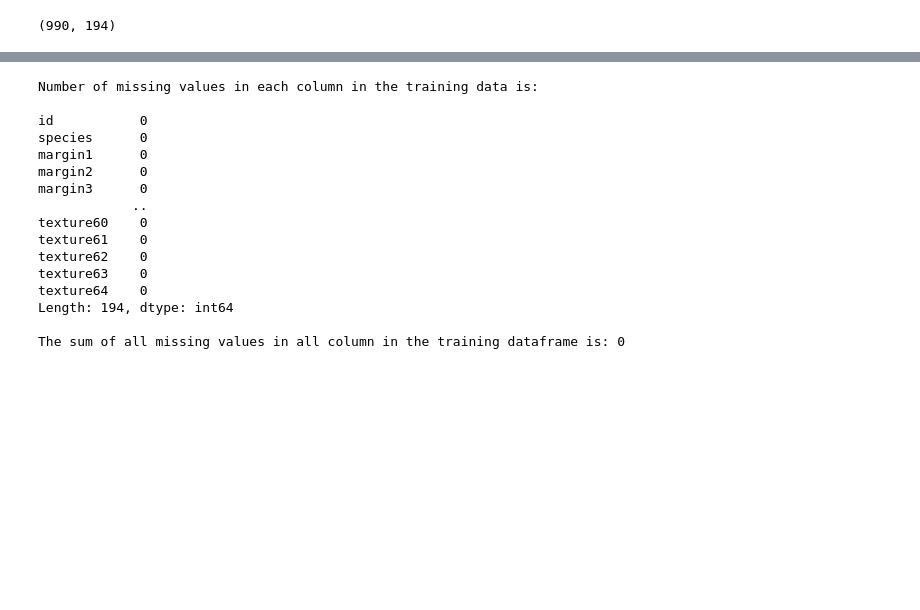
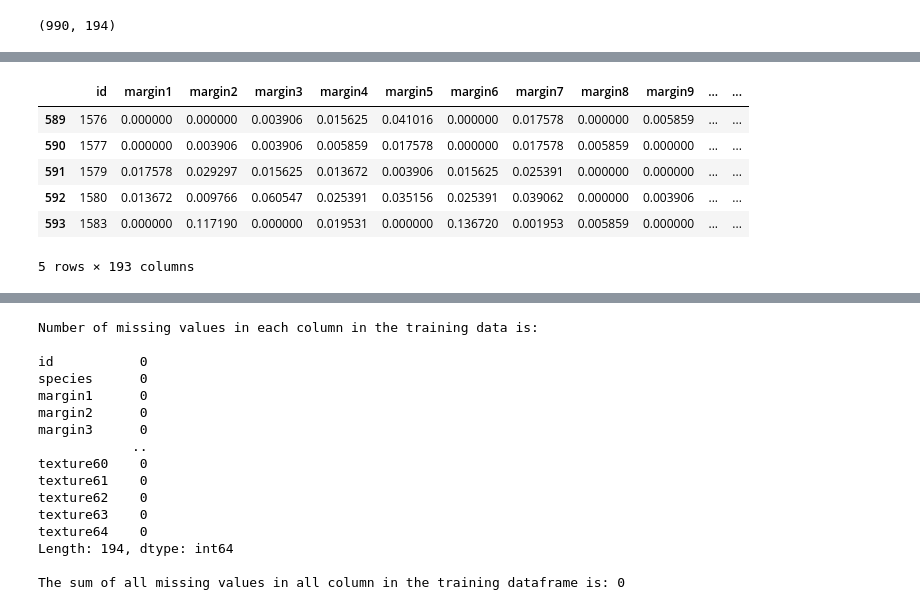
Before and after one commit to mahmodKhaled/Leaf-Classification, a Jupyter notebook: leaf_classification.ipynb, the cells around one changed output, grey strips where cells are left out. Cells and saved outputs as stored; diff of their text form; code cells hidden in the pictures; blank space fills up the shorter version.

```diff
--- a/leaf_classification.ipynb
+++ b/leaf_classification.ipynb
@@ -80,0 +93,11 @@ train.shape
+# %%
+# view last 5 rows of the test dataframe
+test.tail()
+# %% [output]
+|  | id | margin1 | margin2 | margin3 | margin4 | margin5 | margin6 | margin7 | margin8 | margin9 | ... | ... |
+| 589 | 1576 | 0.000000 | 0.000000 | 0.003906 | 0.015625 | 0.041016 | 0.000000 | 0.017578 | 0.000000 | 0.005859 | ... | ... |
+| 590 | 1577 | 0.000000 | 0.003906 | 0.003906 | 0.005859 | 0.017578 | 0.000000 | 0.017578 | 0.005859 | 0.000000 | ... | ... |
+| 591 | 1579 | 0.017578 | 0.029297 | 0.015625 | 0.013672 | 0.003906 | 0.015625 | 0.025391 | 0.000000 | 0.000000 | ... | ... |
+| 592 | 1580 | 0.013672 | 0.009766 | 0.060547 | 0.025391 | 0.035156 | 0.025391 | 0.039062 | 0.000000 | 0.003906 | ... | ... |
+| 593 | 1583 | 0.000000 | 0.117190 | 0.000000 | 0.019531 | 0.000000 | 0.136720 | 0.001953 | 0.005859 | 0.000000 | ... | ... |
+5 rows × 193 columns
```
Also changed, not shown: parts of 21 cells of this notebook.
